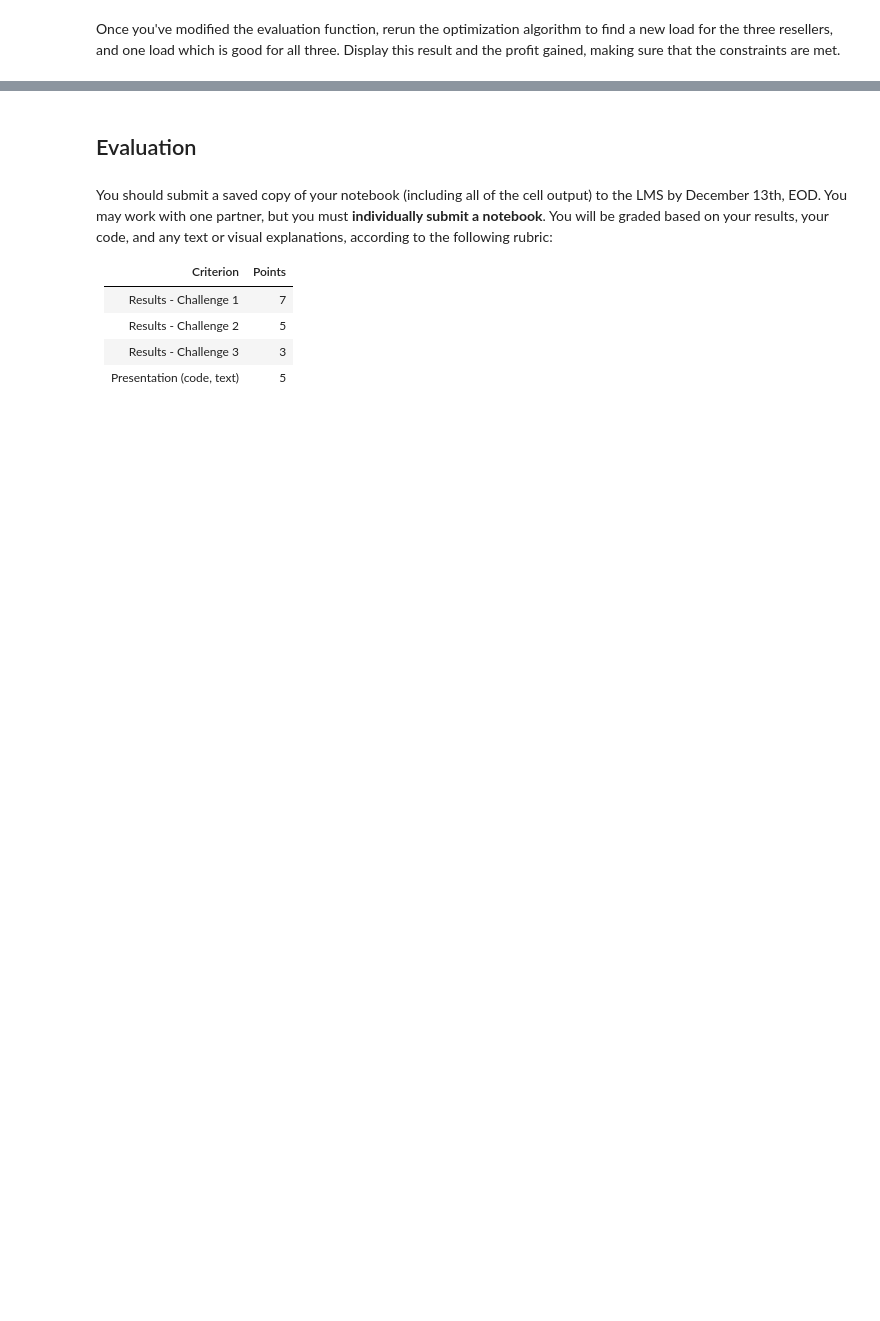
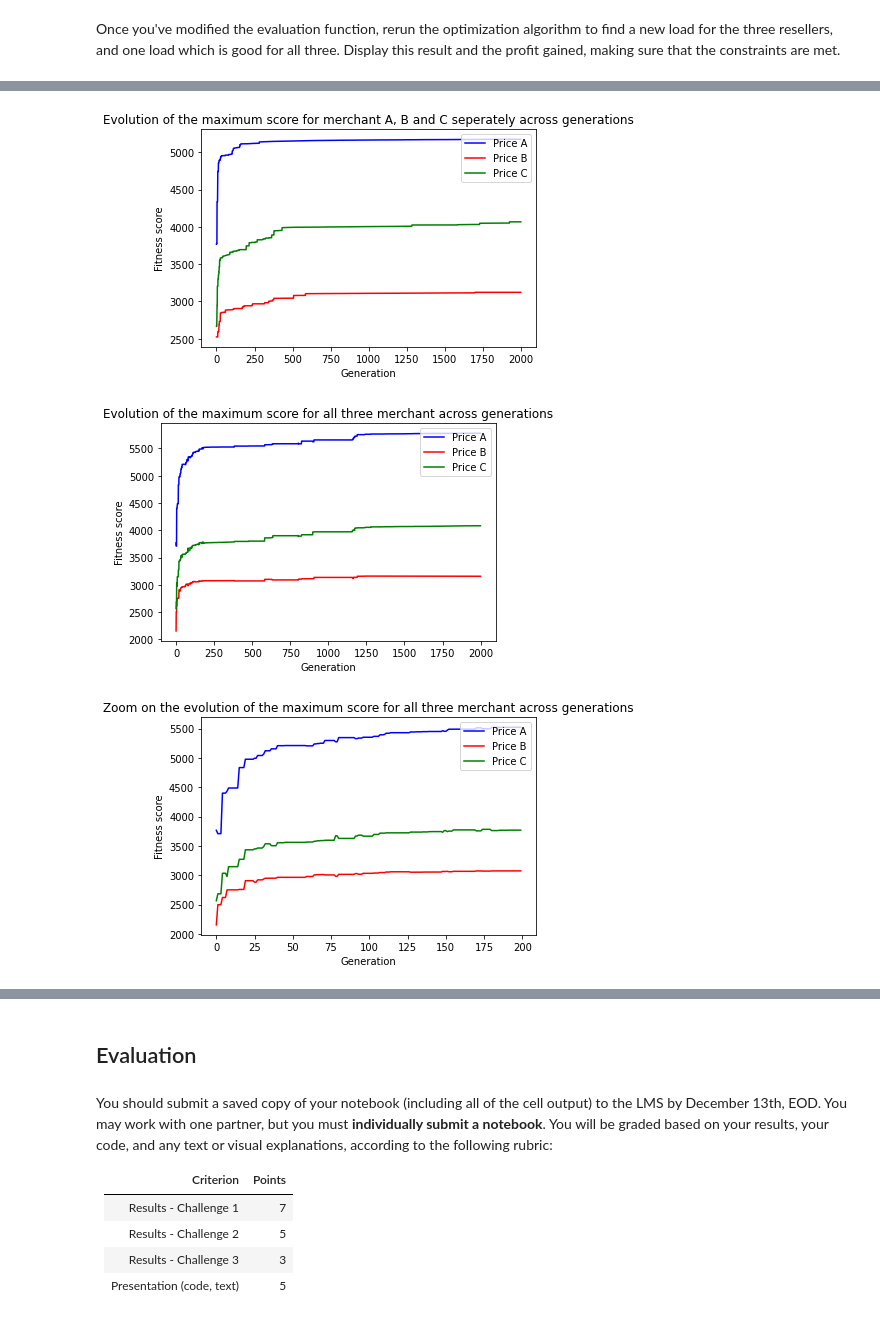
Before and after one commit to valthoraval/stochastic, a Jupyter notebook: Project_Market_Day_checkpoint.ipynb, the cells around one changed output, grey strips where cells are left out. Saved outputs shown, nothing was run; the diff lists cells and outputs as text; code cells hidden in the pictures; blank space fills up the shorter version.

```diff
--- a/Project_Market_Day_checkpoint.ipynb
+++ b/Project_Market_Day_checkpoint.ipynb
@@ -482,9 +489,2 @@ get_weight(recipe_load, recipes, weight)
 # %% [markdown]
 Once you've modified the evaluation function, rerun the optimization algorithm to find a new load for the three resellers, and one load which is good for all three. Display this result and the profit gained, making sure that the constraints are met.
-# %%
-trial_load = {}
-
-for k in stock:
-    trial_load[k] = np.random.randint(0, stock[k])
-final_load = {**recipe_load, **trial_load}
-print(final_load)
@@ -537,7 +549,7 @@ def evaluate_population_3(population, price_2):
         prix_2 = evaluate_with_recipes(population[i], stock, weight, price_2)
         fit.append(prix_2)
       else:
-        prix_2 = evaluate_with_recipes(population[i], stock, weight, price_a) + evaluate(population[i], stock, weight, price_b) + evaluate(population[i], stock, weight, price_c)
+        prix_2 = evaluate_with_recipes(population[i], stock, weight, price_a) + evaluate_with_recipes(population[i], stock, weight, price_b) + evaluate_with_recipes(population[i], stock, weight, price_c)
         prix_2 = prix_2/3
         fit.append(prix_2)
     return fit
@@ -553,6 +573,9 @@ for i in range(n_population):
 # %%
 list_price = [price_a, price_b, price_c, 'all_three']
-list_etiquette = ['price_a', 'price_b', 'price_c', 'all_three']
+list_etiquette = ['Price A', 'Price B', 'Price C', 'All three']
+list_col = ['b', 'r', 'g', 'k']
+result_list = []
+pop_list = []
 
 for p in list_price:
     result = (0,0)
@@ -563,20 +586,61 @@ for p in list_price:
     for i in range(n_gen):
         pop, fitn = ga_step(pop, evaluate_population_3, p)
         maxfit[i] = np.max(fitn)
+        if p == 'all_three':
+            ind = int(np.where(fitn == np.max(fitn))[0][0])
+            pop_list.append(pop[ind])
         if (i > 2) and (maxfit[i] > maxfit[i-1]):
-            #print(list_etiquette[list_price.index(p)], i, maxfit[i])
             result = (i, maxfit[i])
-            #print(np.where(fitn == np.max(fitn))[0])
             ind = int(np.where(fitn == np.max(fitn))[0][0])
-            #print('ind',ind)
             best_pop = pop[ind]
+    result_list.append(maxfit)
     if p != 'all_three':
-        print(list_etiquette[list_price.index(p)], result[0], result[1])
-        print(best_pop)
+        print('Option : '+str(list_etiquette[list_price.index(p)])+
+              ' ; Last generation : '+str(result[0])+' ; Highest score : ' +str(result[1]))
+        print('Best load :', best_pop, '\n')
     else:
         a = evaluate_with_recipes(best_pop, stock, weight, price_a)
         b = evaluate_with_recipes(best_pop, stock, weight, price_b)
         c = evaluate_with_recipes(best_pop, stock, weight, price_c)
-        print(list_etiquette[list_price.index(p)], result[0], (a, b, c))
-        print(best_pop)
+        print('Option : '+str(list_etiquette[list_price.index(p)])+
+              ' ; Last generation : '+str(result[0])+' ; Highest score : ' +str((a, b, c)))
+        print('Best load :', best_pop, '\n')
+
+# Plot result of optimization on each price separetely
+x = np.arange(n_gen)
+fig = plt.figure()
+for i in range(3):
+    plt.plot(x, result_list[i], list_col[i], label=list_etiquette[i])
+plt.xlabel("Generation")
+plt.ylabel("Fitness score")
+plt.legend(loc='upper right')
+plt.title("Evolution of the maximum score for merchant A, B and C seperately across generations")
+plt.show()
+
+# Plot result of optimization on all price together
+fig = plt.figure()
+
+for p in range(3):
+    result_fit = np.zeros(n_gen)
+    for ind, pop in enumerate(pop_list):
+        result_fit[ind] = evaluate_with_recipes(pop, stock, weight, list_price[p])
+    plt.plot(x, result_fit, list_col[p], label=list_etiquette[p])
+
+plt.xlabel("Generation")
+plt.ylabel("Fitness score")
+plt.legend(loc='upper right')
+plt.title("Evolution of the maximum score for all three merchant across generations")
+plt.show()
+
+fig = plt.figure()
+for p in range(3):
+    result_fit = np.zeros(n_gen)
+    for ind, pop in enumerate(pop_list):
+        result_fit[ind] = evaluate_with_recipes(pop, stock, weight, list_price[p])
+    plt.plot(x[:200], result_fit[:200], list_col[p], label=list_etiquette[p])
+plt.xlabel("Generation")
+plt.ylabel("Fitness score")
+plt.legend(loc='upper right')
+plt.title("Zoom on the evolution of the maximum score for all three merchant across generations")
+plt.show()
 # %% [output]
@@ -590,0 +658,3 @@ all_three 1510 (5665.900000000001, 3063.2000000000003, 3930.2)
+[figure, added]
+[figure, added]
+[figure, added]
```
Also changed, not shown: parts of 33 cells of this notebook.
